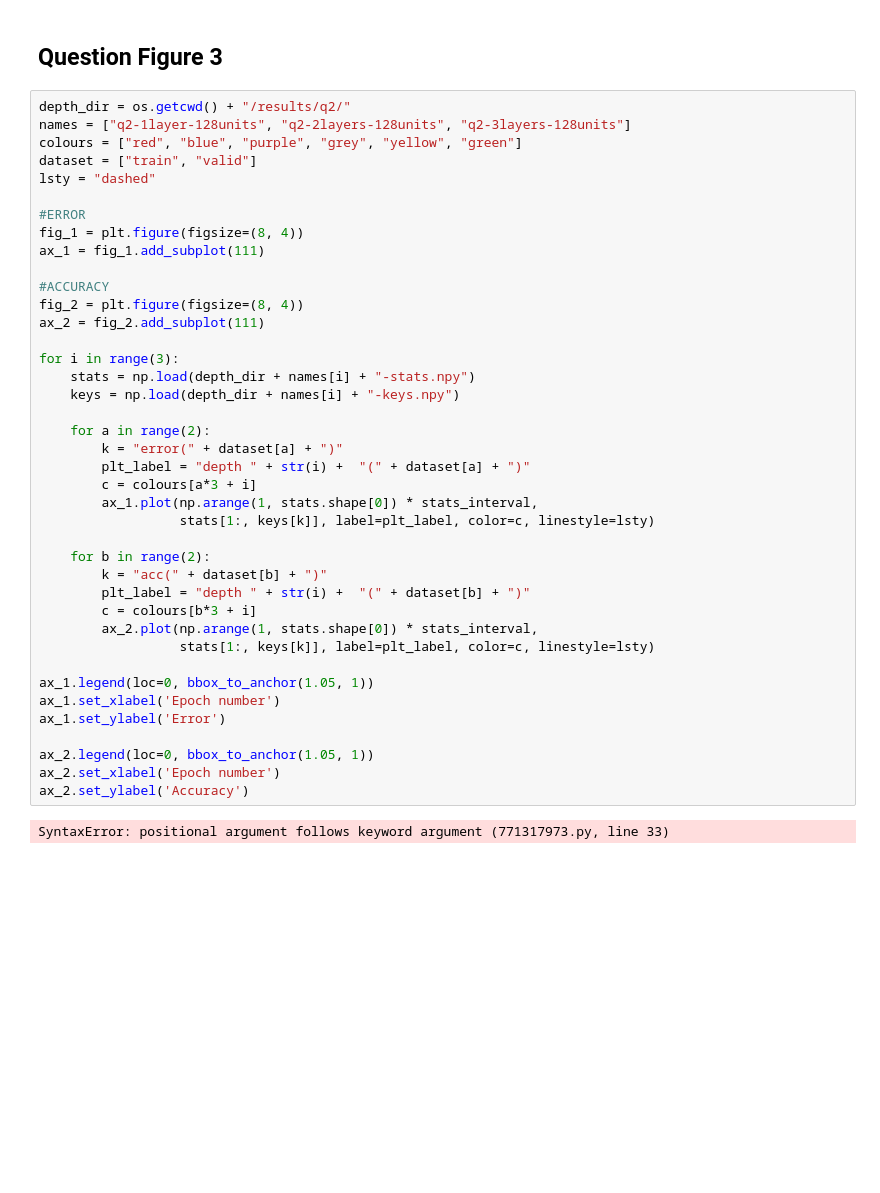
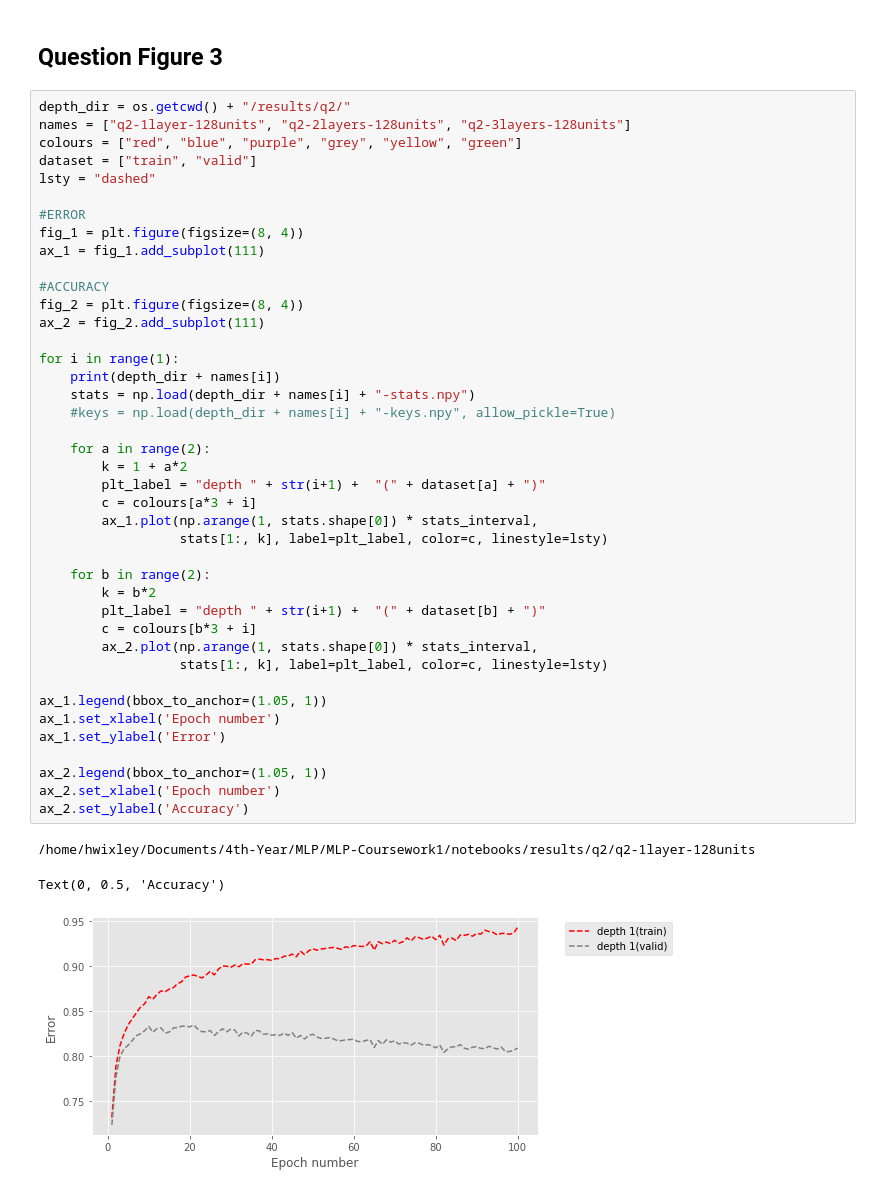
Before and after one commit to hwixley/EMNIST-NeuralNet-Regularisation-Experiments, a Jupyter notebook: notebooks/Coursework_1.ipynb, the cells around one changed output. Drawn from its saved outputs; the diff is of its cells as text; blank space fills up the shorter version.

```diff
--- a/notebooks/Coursework_1.ipynb
+++ b/notebooks/Coursework_1.ipynb
@@ -456,41 +456,44 @@ Epoch 11: 2.2s to complete
 depth_dir = os.getcwd() + "/results/q2/"
 names = ["q2-1layer-128units", "q2-2layers-128units", "q2-3layers-128units"]
 colours = ["red", "blue", "purple", "grey", "yellow", "green"]
 dataset = ["train", "valid"]
 lsty = "dashed"
 
 #ERROR
 fig_1 = plt.figure(figsize=(8, 4))
 ax_1 = fig_1.add_subplot(111)
 
 #ACCURACY
 fig_2 = plt.figure(figsize=(8, 4))
 ax_2 = fig_2.add_subplot(111)
 
-for i in range(3):
+for i in range(1):
+    print(depth_dir + names[i])
     stats = np.load(depth_dir + names[i] + "-stats.npy")
-    keys = np.load(depth_dir + names[i] + "-keys.npy")
+    #keys = np.load(depth_dir + names[i] + "-keys.npy", allow_pickle=True)
 
     for a in range(2):
-        k = "error(" + dataset[a] + ")"
-        plt_label = "depth " + str(i) +  "(" + dataset[a] + ")"
+        k = 1 + a*2
+        plt_label = "depth " + str(i+1) +  "(" + dataset[a] + ")"
         c = colours[a*3 + i]
         ax_1.plot(np.arange(1, stats.shape[0]) * stats_interval,
-                  stats[1:, keys[k]], label=plt_label, color=c, linestyle=lsty)
+                  stats[1:, k], label=plt_label, color=c, linestyle=lsty)
 
     for b in range(2):
-        k = "acc(" + dataset[b] + ")"
-        plt_label = "depth " + str(i) +  "(" + dataset[b] + ")"
+        k = b*2
+        plt_label = "depth " + str(i+1) +  "(" + dataset[b] + ")"
         c = colours[b*3 + i]
         ax_2.plot(np.arange(1, stats.shape[0]) * stats_interval,
-                  stats[1:, keys[k]], label=plt_label, color=c, linestyle=lsty)
+                  stats[1:, k], label=plt_label, color=c, linestyle=lsty)
 
-ax_1.legend(loc=0, bbox_to_anchor(1.05, 1))
+ax_1.legend(bbox_to_anchor=(1.05, 1))
 ax_1.set_xlabel('Epoch number')
 ax_1.set_ylabel('Error')
 
-ax_2.legend(loc=0, bbox_to_anchor(1.05, 1))
+ax_2.legend(bbox_to_anchor=(1.05, 1))
 ax_2.set_xlabel('Epoch number')
 ax_2.set_ylabel('Accuracy')
 # %% [output]
-SyntaxError: positional argument follows keyword argument (771317973.py, line 33)
+/home/hwixley/Documents/4th-Year/MLP/MLP-Coursework1/notebooks/results/q2/q2-1layer-128units
+Text(0, 0.5, 'Accuracy')
+[figure, added]
```
Also changed, not shown: parts of 3 cells of this notebook, 10 other files.
